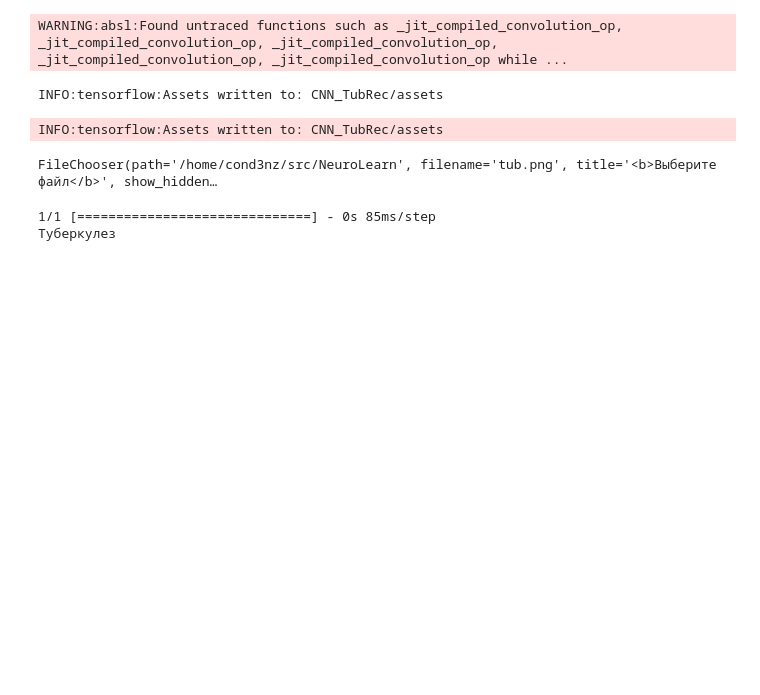
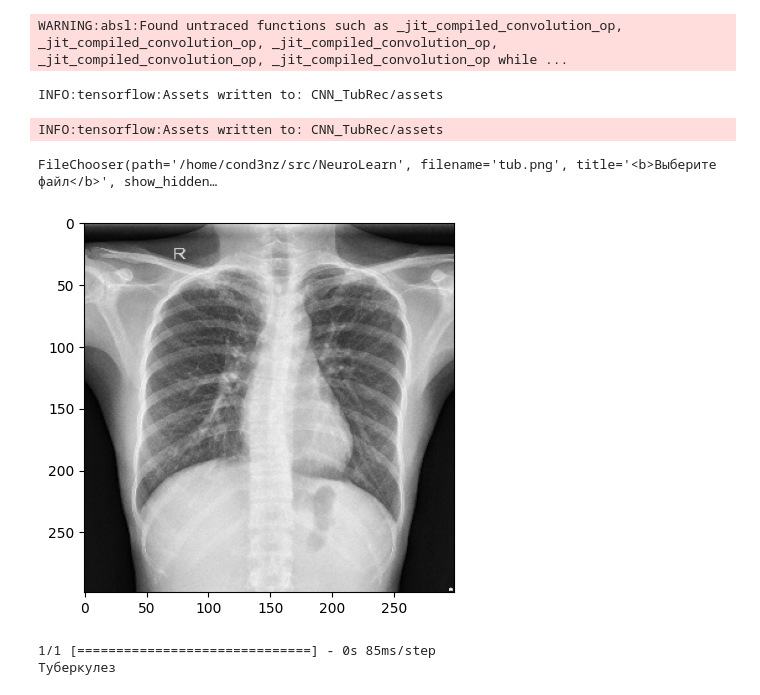
Before and after one commit to cond3nz/MLSTUD, a Jupyter notebook: CNN.ipynb, the cells around one changed output. Saved outputs shown, nothing was run; the diff lists cells and outputs as text; code cells hidden in the pictures; blank space fills up the shorter version.

```diff
--- a/CNN.ipynb
+++ b/CNN.ipynb
@@ -150,8 +150,11 @@ FileChooser(path='/home/cond3nz/src/NeuroLearn', filename='tub.png', title='<b>
 # %%
 image= Image.open(fdialog.selected)
 image = image.convert("L")
 array = np.array(image)/255
+plt.imshow(array,cmap="gray")
 array = np.expand_dims(array,axis=0)
+# %% [output]
+[figure, added]
 # %%
 res = loaded_model.predict(array)
 if np.argmax(res) == 0:
```
